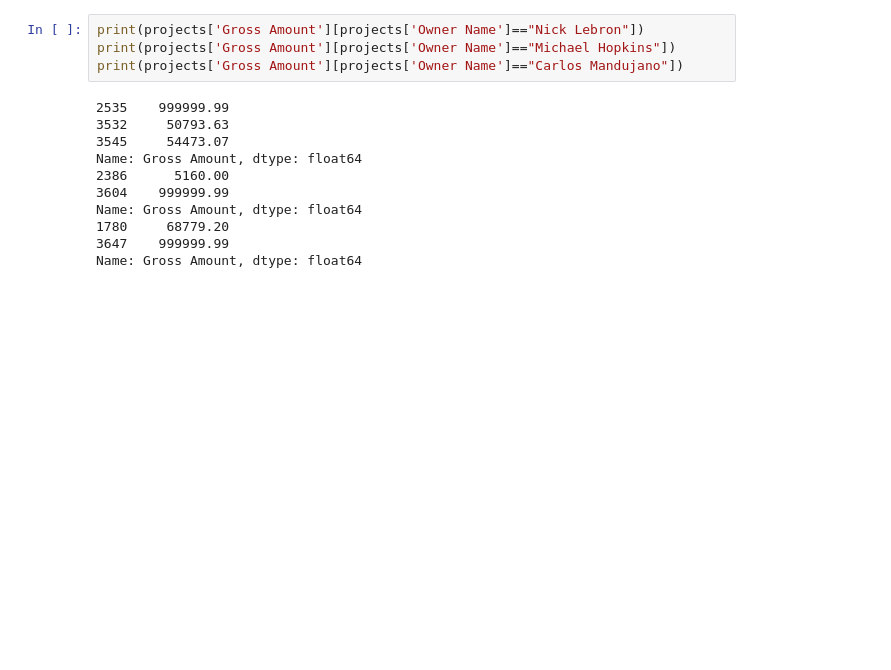
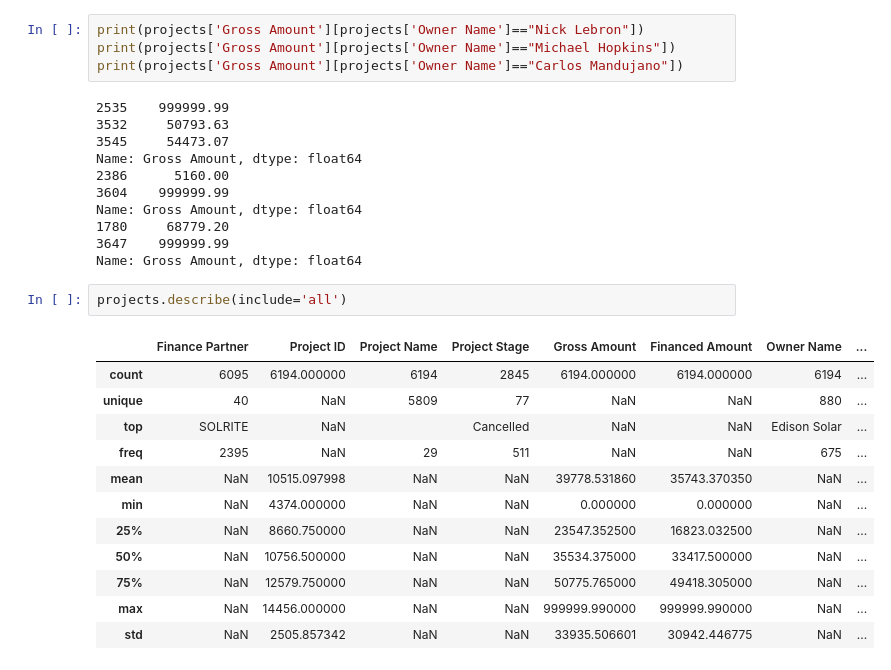
Before and after one commit to AadhithyaAIRE/AI-Journey, a Jupyter notebook: EDA_refined.ipynb, the cells around one changed output. Cells and saved outputs as stored; diff of their text form; blank space fills up the shorter version.

```diff
--- a/EDA_refined.ipynb
+++ b/EDA_refined.ipynb
@@ -253,3 +253,18 @@ Name: Gross Amount, dtype: float64
 1780     68779.20
 3647    999999.99
 Name: Gross Amount, dtype: float64
+# %%
+projects.describe(include='all')
+# %% [output]
+|  | Finance Partner | Project ID | Project Name | Project Stage | Gross Amount | Financed Amount | Owner Name | ... |
+| count | 6095 | 6194.000000 | 6194 | 2845 | 6194.000000 | 6194.000000 | 6194 | ... |
+| unique | 40 | NaN | 5809 | 77 | NaN | NaN | 880 | ... |
+| top | SOLRITE | NaN |  | Cancelled | NaN | NaN | Edison Solar | ... |
+| freq | 2395 | NaN | 29 | 511 | NaN | NaN | 675 | ... |
+| mean | NaN | 10515.097998 | NaN | NaN | 39778.531860 | 35743.370350 | NaN | ... |
+| min | NaN | 4374.000000 | NaN | NaN | 0.000000 | 0.000000 | NaN | ... |
+| 25% | NaN | 8660.750000 | NaN | NaN | 23547.352500 | 16823.032500 | NaN | ... |
+| 50% | NaN | 10756.500000 | NaN | NaN | 35534.375000 | 33417.500000 | NaN | ... |
+| 75% | NaN | 12579.750000 | NaN | NaN | 50775.765000 | 49418.305000 | NaN | ... |
+| max | NaN | 14456.000000 | NaN | NaN | 999999.990000 | 999999.990000 | NaN | ... |
+| std | NaN | 2505.857342 | NaN | NaN | 33935.506601 | 30942.446775 | NaN | ... |
```
Also changed, not shown: 4 other files.
